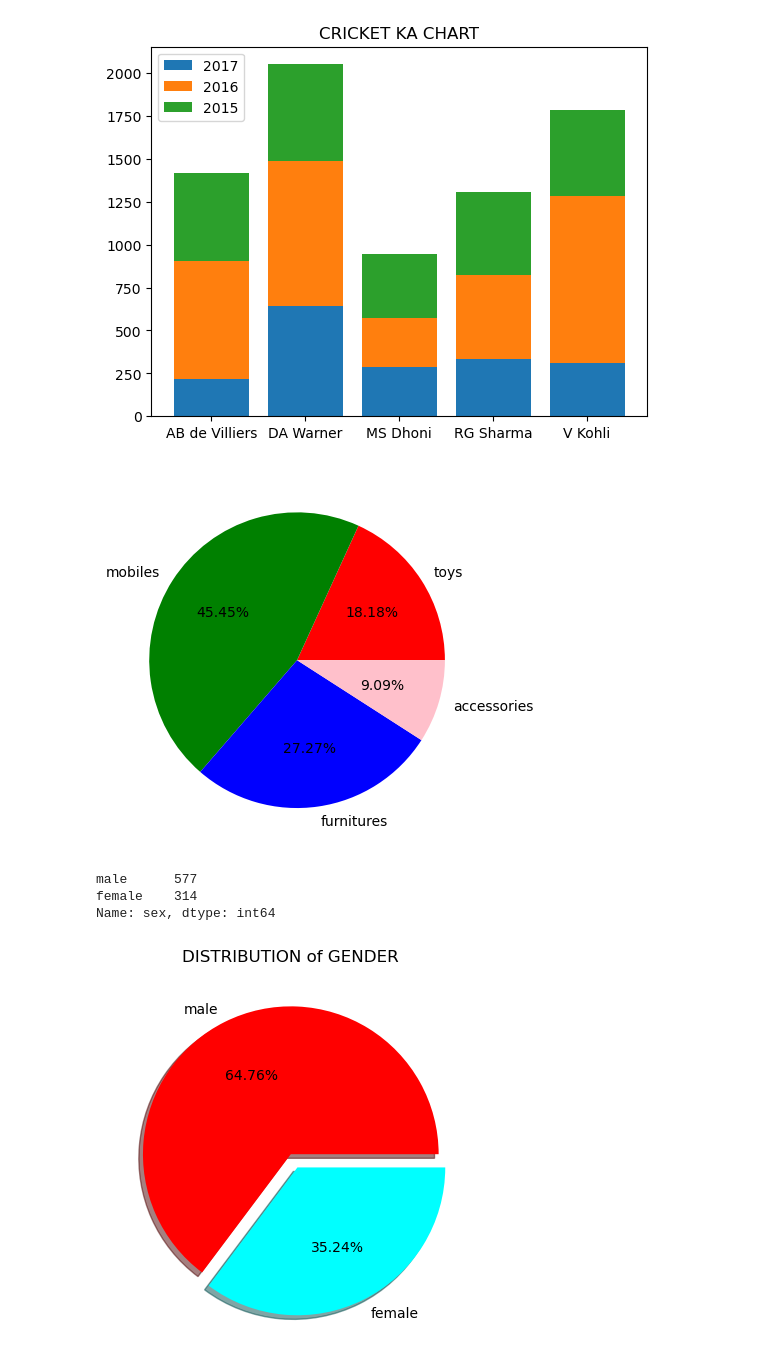
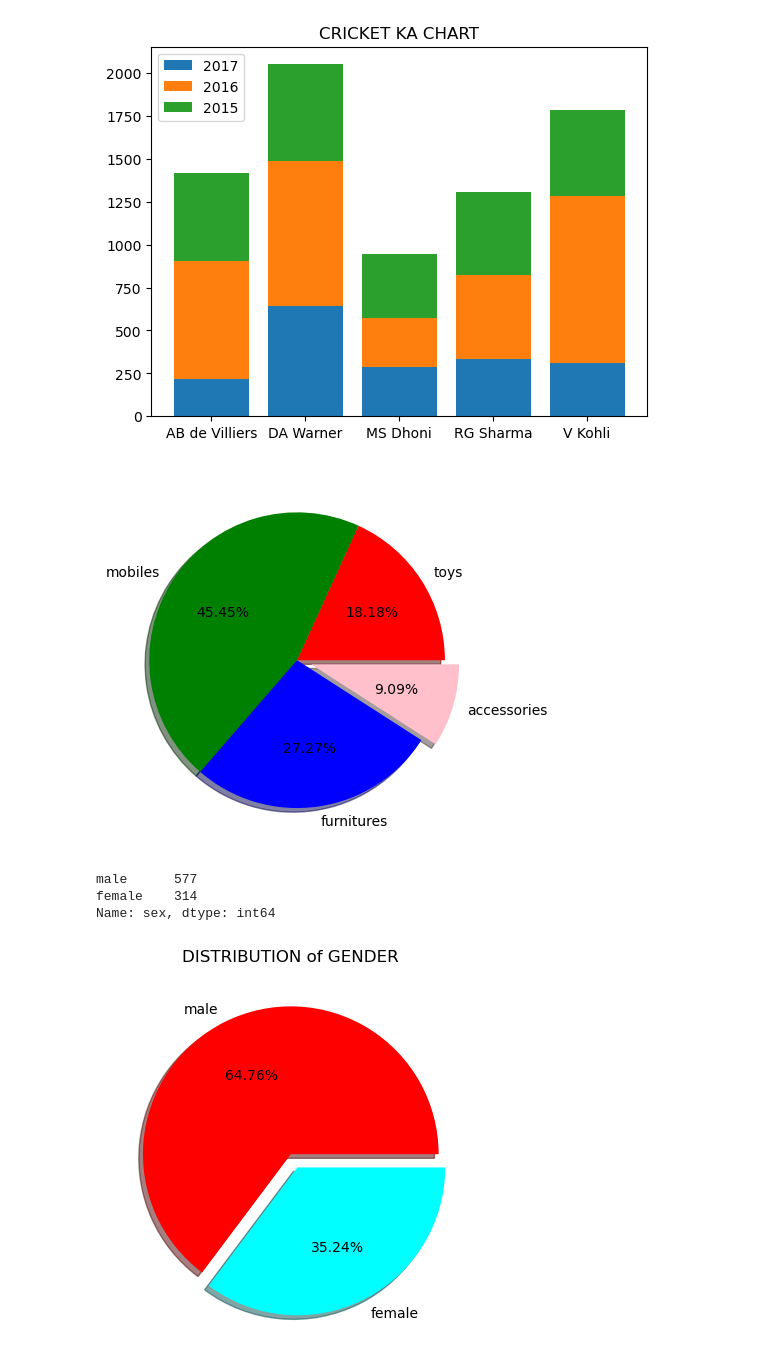
Before and after one commit to suraj4502/DS-Material, a Jupyter notebook: matplotlib_class.ipynb, the cells around one changed output. Saved outputs shown, nothing was run; the diff lists cells and outputs as text; code cells hidden in the pictures.

```diff
--- a/matplotlib_class.ipynb
+++ b/matplotlib_class.ipynb
@@ -332,17 +362,21 @@ plt.legend();
 # %%
 # PIECHART
 categories = ['toys','mobiles','furnitures','accessories']
 sales = [100,250,150,50]
-plt.pie(sales,labels=categories,colors=['r','g','b','pink'],autopct='%1.2f%%')
+plt.pie(sales,labels=categories,colors=['r','g','b','pink'],autopct='%1.2f%%',
+       explode = [0,0,0,0.1],
+       shadow=True)
 plt.show()
 # %% [output]
-[figure, old version]
+[figure, new version]
 # %%
-titanic['sex'].value_counts()
+temp = titanic['sex'].value_counts()
-# %% [output]
-male      577
-female    314
-Name: sex, dtype: int64
+# %%
+temp
+# %% [output]
+male      577
+female    314
+Name: sex, dtype: int64
 # %%
 plt.pie(titanic['sex'].value_counts(),labels=titanic['sex'].value_counts().index
        ,colors= ['red','cyan'],
```
Also changed, not shown: parts of 12 cells of this notebook.
